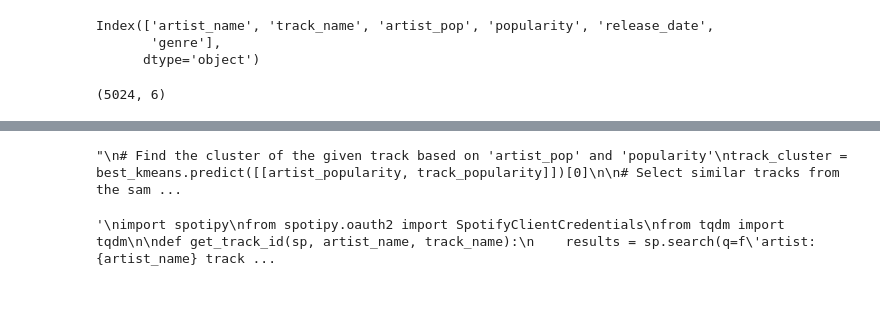
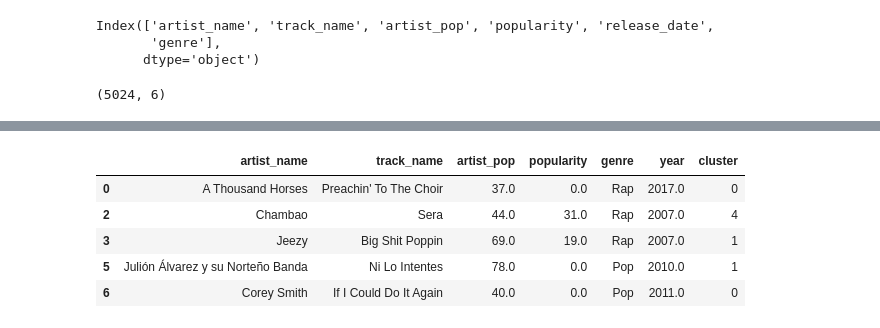
Before and after one commit to vitrag2003/Music-recommendation-system, a Jupyter notebook: dataset_sample/Code/mod.ipynb, the cells around one changed output, grey strips where cells are left out. Drawn from its saved outputs; the diff is of its cells as text; code cells hidden in the pictures; blank space fills up the shorter version.

```diff
--- a/dataset_sample/Code/mod.ipynb
+++ b/dataset_sample/Code/mod.ipynb
@@ -206,61 +148,0 @@ print(recommendations)
-# %%
-'''
-# Find the cluster of the given track based on 'artist_pop' and 'popularity'
-track_cluster = best_kmeans.predict([[artist_popularity, track_popularity]])[0]
-
-# Select similar tracks from the same cluster
-similar_tracks = df[df['cluster'] == track_cluster].sample(3)  # Change '3' to get more or fewer recommendations
-
-# Show the recommended tracks
-similar_tracks[['artist_name', 'track_name']]
-'''
-# %% [output]
-"\n# Find the cluster of the given track based on 'artist_pop' and 'popularity'\ntrack_cluster = best_kmeans.predict([[artist_popularity, track_popularity]])[0]\n\n# Select similar tracks from the sam ...
-# %%
-'''
-import spotipy
-from spotipy.oauth2 import SpotifyClientCredentials
-from tqdm import tqdm
-
-def get_track_id(sp, artist_name, track_name):
-    results = sp.search(q=f'artist:{artist_name} track:{track_name}', type='track', limit=1)
-
-    if results['tracks']['items']:
-        return results['tracks']['items'][0]['id']
-    else:
-        return None
-
-def get_recommendations(sp, track_id):
-    recommendations = sp.recommendations(seed_tracks=[track_id], limit=5)
-    return recommendations['tracks']
-
-# Replace 'YOUR_CLIENT_ID' and 'YOUR_CLIENT_SECRET' with your Spotify API credentials
-client_id = 'd4eec2244fb2416ebce8ec488b1f9587'
-client_secret = '0cf3c26eca6244e796a10a847dc11f17'
-
-client_credentials_manager = SpotifyClientCredentials(client_id=client_id, client_secret=client_secret)
-sp = spotipy.Spotify(client_credentials_manager=client_credentials_manager)
-
-current_artist_name = "Lana Del Rey"
-current_track_name = "Young And Beautiful"
-
-track_id = get_track_id(sp, current_artist_name, current_track_name)
-
-if track_id:
-    recommended_tracks = get_recommendations(sp, track_id)
-
-    print("Recommended Tracks:")
-    for track in tqdm(recommended_tracks, desc="Fetching Recommendations", unit="track"):
-        print(f"Track Name: {track['name']}")
-        print(f"Artist: {track['artists'][0]['name']}")
-        print(f"Track URL: {track['external_urls']['spotify']}")
-        print(f"Artist URL: {track['artists'][0]['external_urls']['spotify']}")
-        print(f"Album URL: {track['album']['external_urls']['spotify']}")
-        print(f"Album Name: {track['album']['name']}")
-        print("\n")
-
-else:
-    print("Track not found.")
-'''
-# %% [output]
-'\nimport spotipy\nfrom spotipy.oauth2 import SpotifyClientCredentials\nfrom tqdm import tqdm\n\ndef get_track_id(sp, artist_name, track_name):\n    results = sp.search(q=f\'artist:{artist_name} track ...
@@ -266,0 +153,14 @@ else:
+# %%
+import random
+import warnings
+import pickle
+warnings.simplefilter("ignore")
+
+df.head()
+# %% [output]
+|  | artist_name | track_name | artist_pop | popularity | genre | year | cluster |
+| 0 | A Thousand Horses | Preachin' To The Choir | 37.0 | 0.0 | Rap | 2017.0 | 0 |
+| 2 | Chambao | Sera | 44.0 | 31.0 | Rap | 2007.0 | 4 |
+| 3 | Jeezy | Big Shit Poppin | 69.0 | 19.0 | Rap | 2007.0 | 1 |
+| 5 | Julión Álvarez y su Norteño Banda | Ni Lo Intentes | 78.0 | 0.0 | Pop | 2010.0 | 1 |
+| 6 | Corey Smith | If I Could Do It Again | 40.0 | 0.0 | Pop | 2011.0 | 0 |
```
Also changed, not shown: parts of 13 cells of this notebook, 5 other files.
